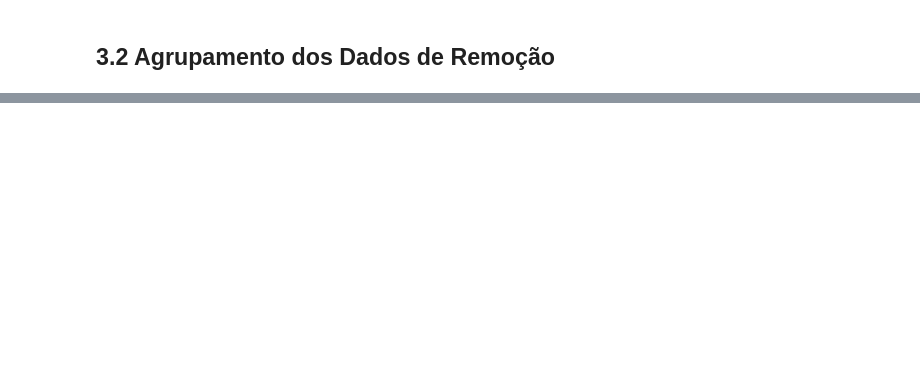
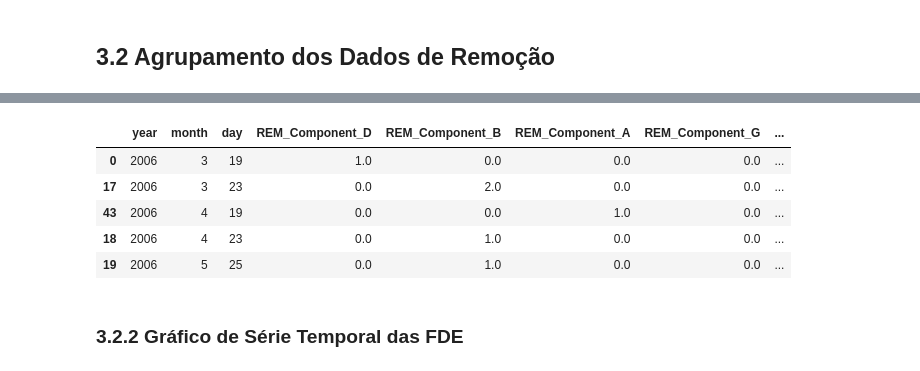
Before and after one commit to marcellyhc/CAP---394-Introdution-to-Data-Science, a Jupyter notebook: v01_TrabalhoFinal_DataScience.ipynb, the cells around one changed output, grey strips where cells are left out. Saved outputs shown, nothing was run; the diff lists cells and outputs as text; code cells hidden in the pictures; blank space fills up the shorter version.

```diff
--- a/v01_TrabalhoFinal_DataScience.ipynb
+++ b/v01_TrabalhoFinal_DataScience.ipynb
@@ -425,0 +478,21 @@ Imagem do gráfico interativo:
+# %%
+# Ordenar o dataframe por: year -> month -> day
+
+df_dataRemoval_airSelec_result = df_dataRemoval_airSelec_result.sort_values(['year', 'month', 'day'])
+# %%
+# Adicionar uma coluna date no dataframe (coo dados dos campos year, month e day)
+
+df_dataRemoval_airSelec_result['Date'] = pd.to_datetime(df_dataRemoval_airSelec_result.year*10000 + df_dataRemoval_airSelec_result.month*100 + df_dataRemoval_airSelec_result.day, format='%Y%m%d')
+# %%
+# Exibir o cabeçalho do dataframe
+
+df_dataRemoval_airSelec_result.head()
+# %% [output]
+|  | year | month | day | REM_Component_D | REM_Component_B | REM_Component_A | REM_Component_G | ... |
+| 0 | 2006 | 3 | 19 | 1.0 | 0.0 | 0.0 | 0.0 | ... |
+| 17 | 2006 | 3 | 23 | 0.0 | 2.0 | 0.0 | 0.0 | ... |
+| 43 | 2006 | 4 | 19 | 0.0 | 0.0 | 1.0 | 0.0 | ... |
+| 18 | 2006 | 4 | 23 | 0.0 | 1.0 | 0.0 | 0.0 | ... |
+| 19 | 2006 | 5 | 25 | 0.0 | 1.0 | 0.0 | 0.0 | ... |
+# %% [markdown]
+### 3.2.2 Gráfico de Série Temporal das FDE
```
Also changed, not shown: parts of 11 cells of this notebook.
